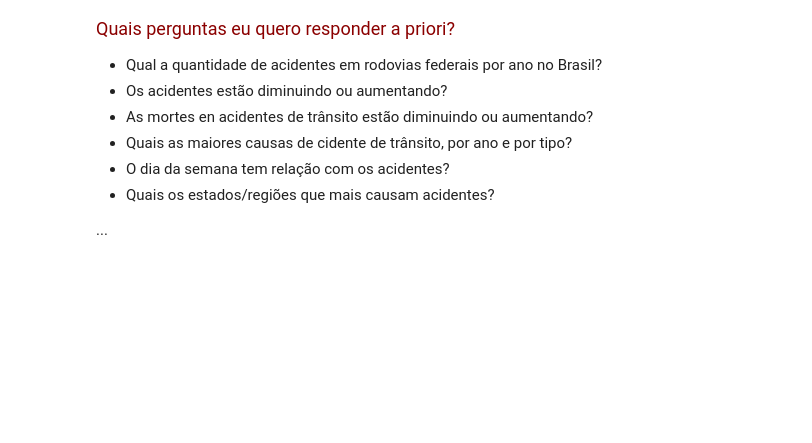
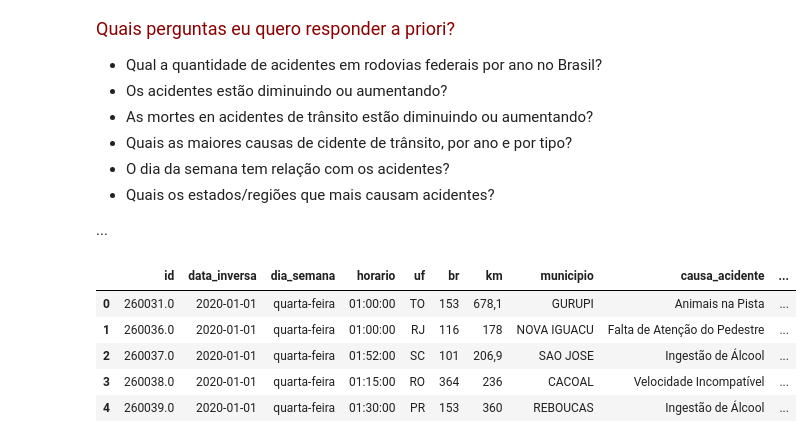
Before and after one commit to FelipeGBarreto/Projects, a Jupyter notebook: Acidentes_Rodovias_Federais.ipynb, the cells around one changed output. Cells and saved outputs as stored; diff of their text form; code cells hidden in the pictures; blank space fills up the shorter version.

```diff
--- a/Acidentes_Rodovias_Federais.ipynb
+++ b/Acidentes_Rodovias_Federais.ipynb
@@ -90,3 +94,12 @@ plt.show()
 - Quais os estados/regiões que mais causam acidentes?
 
 ...
+# %%
+dataset.head()
+# %% [output]
+|  | id | data_inversa | dia_semana | horario | uf | br | km | municipio | causa_acidente | ... |
+| 0 | 260031.0 | 2020-01-01 | quarta-feira | 01:00:00 | TO | 153 | 678,1 | GURUPI | Animais na Pista | ... |
+| 1 | 260036.0 | 2020-01-01 | quarta-feira | 01:00:00 | RJ | 116 | 178 | NOVA IGUACU | Falta de Atenção do Pedestre | ... |
+| 2 | 260037.0 | 2020-01-01 | quarta-feira | 01:52:00 | SC | 101 | 206,9 | SAO JOSE | Ingestão de Álcool | ... |
+| 3 | 260038.0 | 2020-01-01 | quarta-feira | 01:15:00 | RO | 364 | 236 | CACOAL | Velocidade Incompatível | ... |
+| 4 | 260039.0 | 2020-01-01 | quarta-feira | 01:30:00 | PR | 153 | 360 | REBOUCAS | Ingestão de Álcool | ... |
```
Also changed, not shown: parts of 1 cell of this notebook.
